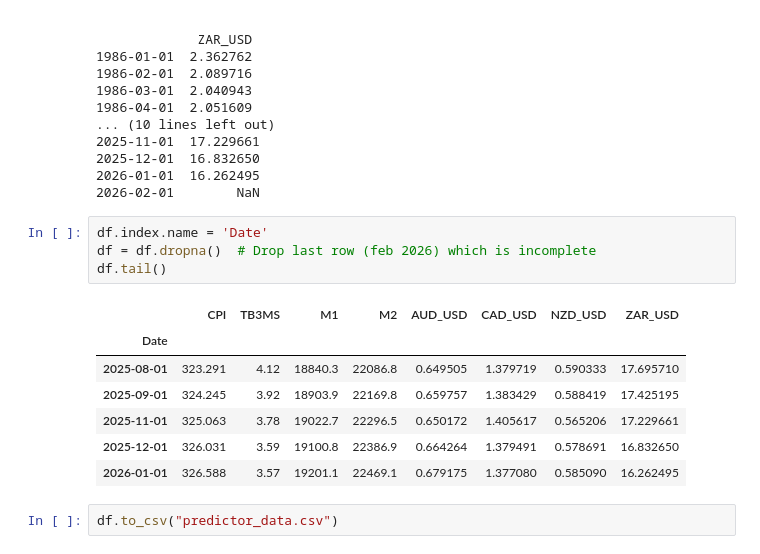
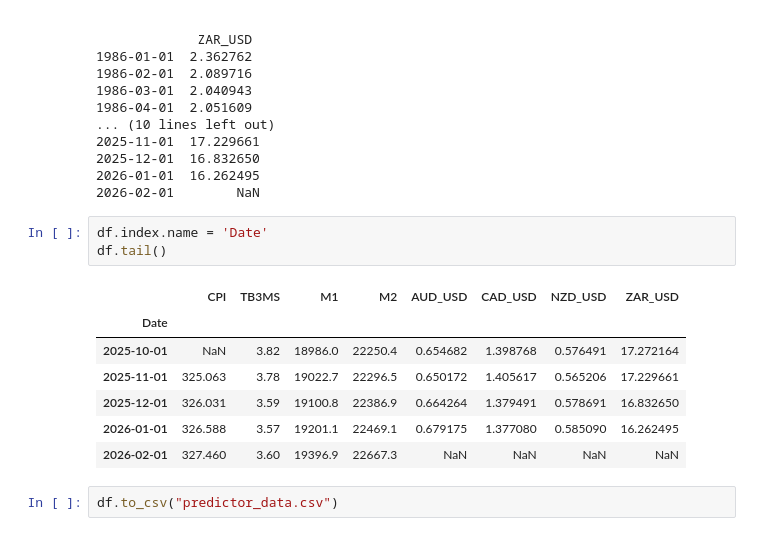
Before and after one commit to Meowth239/dse4101-project, a Jupyter notebook: data/predictor_data_extraction.ipynb, the cells around one changed output. Saved outputs shown, nothing was run; the diff lists cells and outputs as text.

```diff
--- a/data/predictor_data_extraction.ipynb
+++ b/data/predictor_data_extraction.ipynb
@@ -74,15 +74,14 @@ print(df.tail())
 2026-02-01        NaN
 # %%
 df.index.name = 'Date'
-df = df.dropna()  # Drop last row (feb 2026) which is incomplete
 df.tail()
 # %% [output]
 |  | CPI | TB3MS | M1 | M2 | AUD_USD | CAD_USD | NZD_USD | ZAR_USD |
 | Date |  |  |  |  |  |  |  |  |
-| 2025-08-01 | 323.291 | 4.12 | 18840.3 | 22086.8 | 0.649505 | 1.379719 | 0.590333 | 17.695710 |
-| 2025-09-01 | 324.245 | 3.92 | 18903.9 | 22169.8 | 0.659757 | 1.383429 | 0.588419 | 17.425195 |
+| 2025-10-01 | NaN | 3.82 | 18986.0 | 22250.4 | 0.654682 | 1.398768 | 0.576491 | 17.272164 |
 | 2025-11-01 | 325.063 | 3.78 | 19022.7 | 22296.5 | 0.650172 | 1.405617 | 0.565206 | 17.229661 |
 | 2025-12-01 | 326.031 | 3.59 | 19100.8 | 22386.9 | 0.664264 | 1.379491 | 0.578691 | 16.832650 |
 | 2026-01-01 | 326.588 | 3.57 | 19201.1 | 22469.1 | 0.679175 | 1.377080 | 0.585090 | 16.262495 |
+| 2026-02-01 | 327.460 | 3.60 | 19396.9 | 22667.3 | NaN | NaN | NaN | NaN |
 # %%
 df.to_csv("predictor_data.csv")
```
Also changed, not shown: 3 other files.
